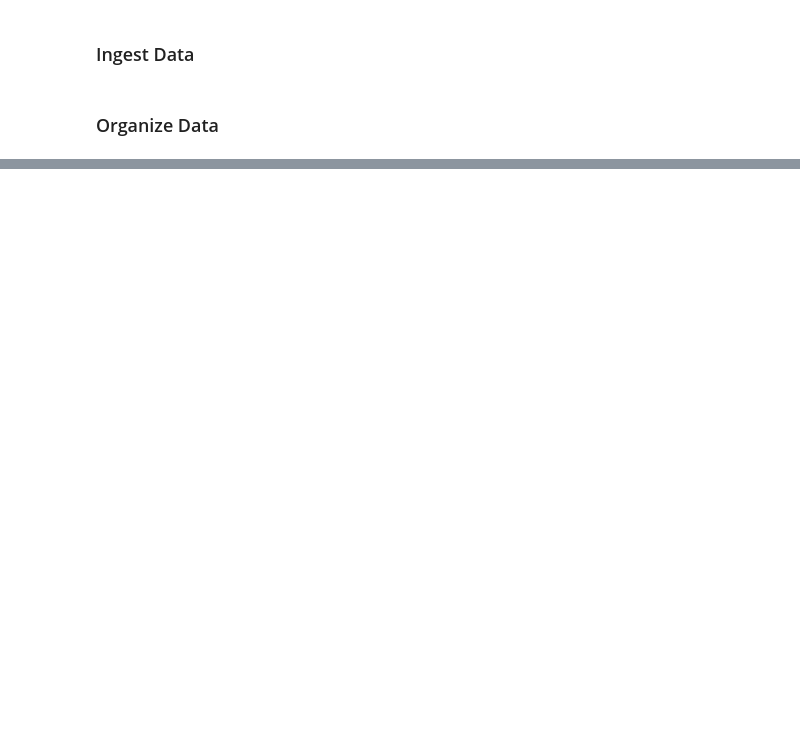
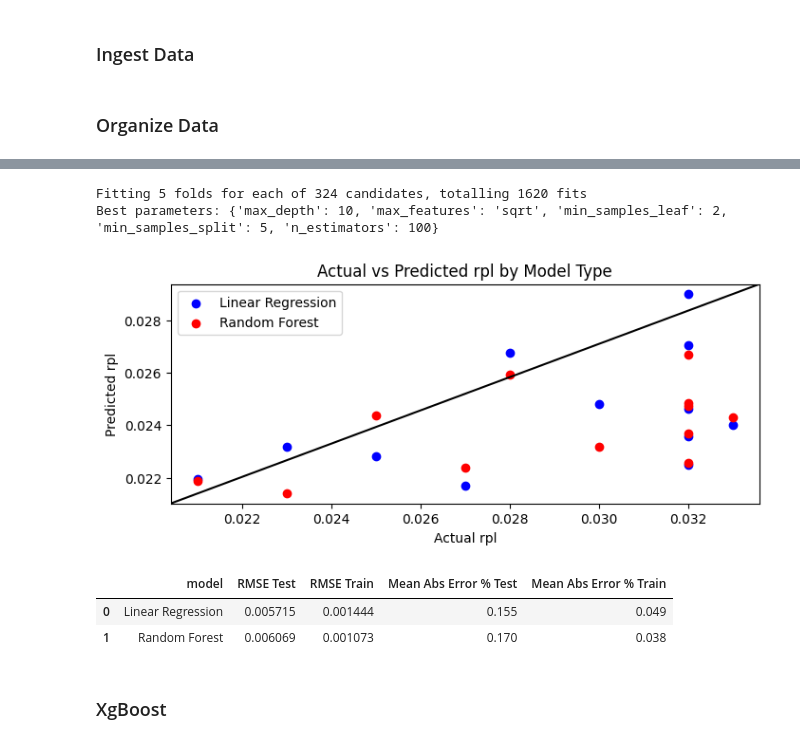
Before and after one commit to co-op-commerce-inc/datascience, a Jupyter notebook: terminator/leading_indicator/model_widget_type_model.ipynb, the cells around one changed output, grey strips where cells are left out. Saved outputs shown, nothing was run; the diff lists cells and outputs as text; code cells hidden in the pictures; blank space fills up the shorter version.

```diff
--- a/terminator/leading_indicator/model_widget_type_model.ipynb
+++ b/terminator/leading_indicator/model_widget_type_model.ipynb
@@ -184,0 +379,12 @@ final_conv.sample(5)
+# %%
+rpl_results, rpl_lr_model, rpl_rf_model = find_model_performance(scaled_df, objective='rpl')
+rpl_results
+# %% [output]
+Fitting 5 folds for each of 324 candidates, totalling 1620 fits
+Best parameters: {'max_depth': 10, 'max_features': 'sqrt', 'min_samples_leaf': 2, 'min_samples_split': 5, 'n_estimators': 100}
+[figure, added]
+|  | model | RMSE Test | RMSE Train | Mean Abs Error % Test | Mean Abs Error % Train |
+| 0 | Linear Regression | 0.005715 | 0.001444 | 0.155 | 0.049 |
+| 1 | Random Forest | 0.006069 | 0.001073 | 0.170 | 0.038 |
+# %% [markdown]
+### XgBoost
```
Also changed, not shown: parts of 33 cells of this notebook, 17 other files.
